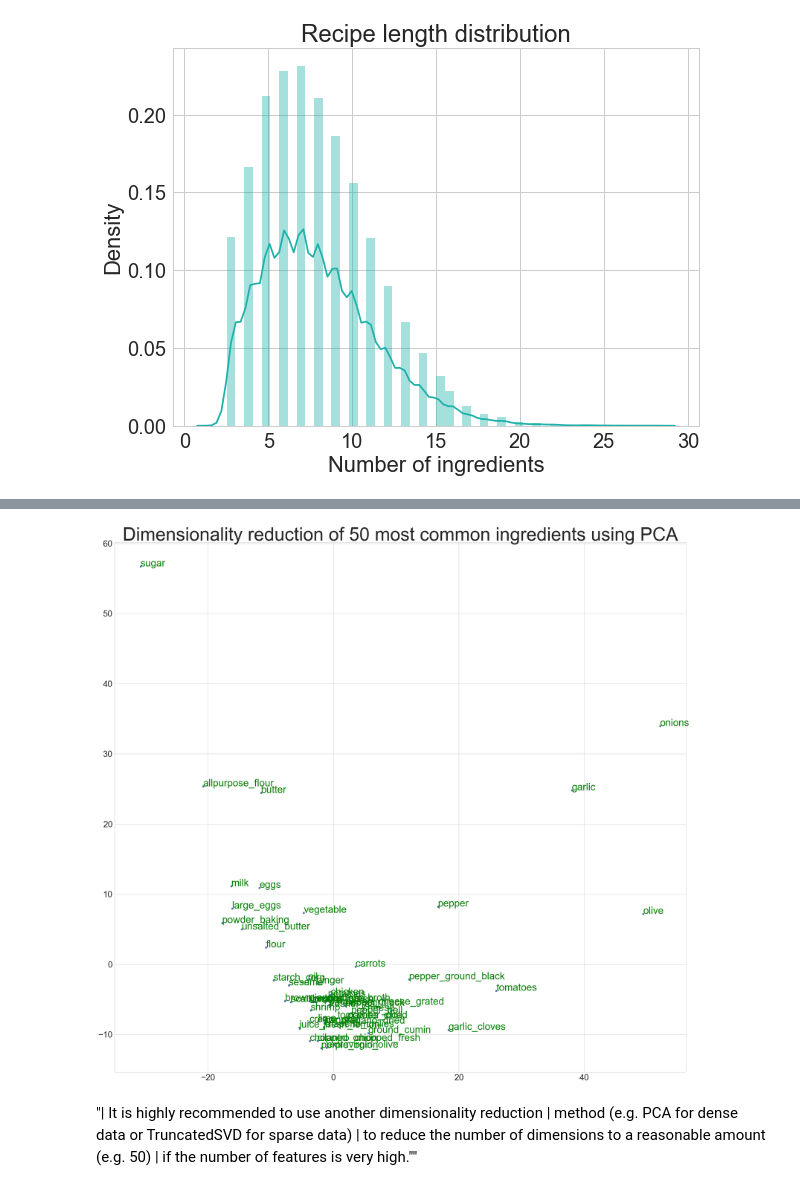
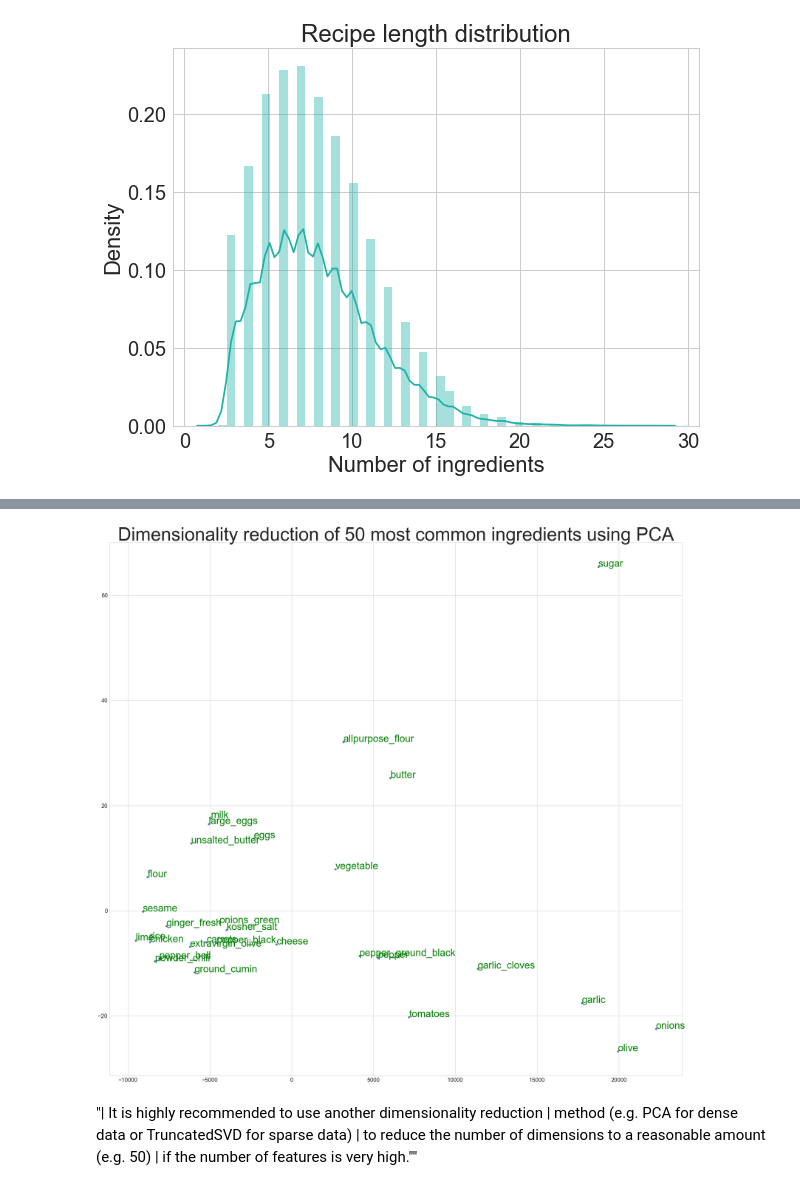
Before and after one commit to Slowika/Bag-of-Recipes, a Jupyter notebook: exploratory_data_analysis.ipynb, the cells around one changed output, grey strips where cells are left out. Cells and saved outputs as stored; diff of their text form; code cells hidden in the pictures.

```diff
--- a/exploratory_data_analysis.ipynb
+++ b/exploratory_data_analysis.ipynb
@@ -289,3 +197,0 @@ transposed.head()
-# %%
-transposed = transposed.sort_values(['count'], ascending=False).iloc[:100]
-transposed.head()
@@ -294,12 +197,0 @@ ingr_count = X.sum(axis=0)
-# %%
-fig, ax = plt.subplots()
-fig.set_size_inches(11.7, 8.27)
-
-sns.set(font_scale=2)
-sns.set_style("whitegrid")
-
-plt.title("Ingredients popularity distribution")
-
-_ = sns.barplot(ax=ax, x='count', data=X_train, orient='h', label='big', color='lightseagreen')
-plt.tight_layout()
-#fig.savefig('ingredient_popularity.pdf')
@@ -341,5 +198,2 @@ test.head()
-# %%
-pca = PCA(n_components=2)
-X_pca = pca.fit_transform(test)
 # %%
 df = pd.DataFrame(X_pca, index=ingredients, columns=['x', 'y'])
@@ -464,17 +221,27 @@ df = pd.DataFrame(X_pca, index=names, columns=['x', 'y'])
+# %%
+transposed['count'] = transposed.sum(axis=1)
+transposed = transposed.sort_values('count', ascending=False)
+top30_ingredients = transposed[:30]
+top30_names = top30_ingredients.index.values
 # %%
+pca = PCA(n_components=2)
+X_pca = pca.fit_transform(top30_ingredients)
+
+
+df = pd.DataFrame(X_pca, index=top30_names, columns=['x', 'y'])
 fig, ax = plt.subplots()
 fig.set_size_inches(31.7, 28.27)
 sns.set(font_scale=3)
 sns.set_style("whitegrid")
 ax.scatter(df['x'], df['y'])
 for word, pos in df.iterrows():
     ax.annotate(word, pos, color='green', fontsize=35)
 
 plt.title("Dimensionality reduction of 50 most common ingredients using PCA", fontsize=65)
 plt.tight_layout()
 fig.savefig("PCA.pdf")
 # %% [output]
-[figure, old version]
+[figure, new version]
 # %% [markdown]
 "|  It is highly recommended to use another dimensionality reduction
  |  method (e.g. PCA for dense data or TruncatedSVD for sparse data)
```
Also changed, not shown: parts of 64 cells of this notebook.
